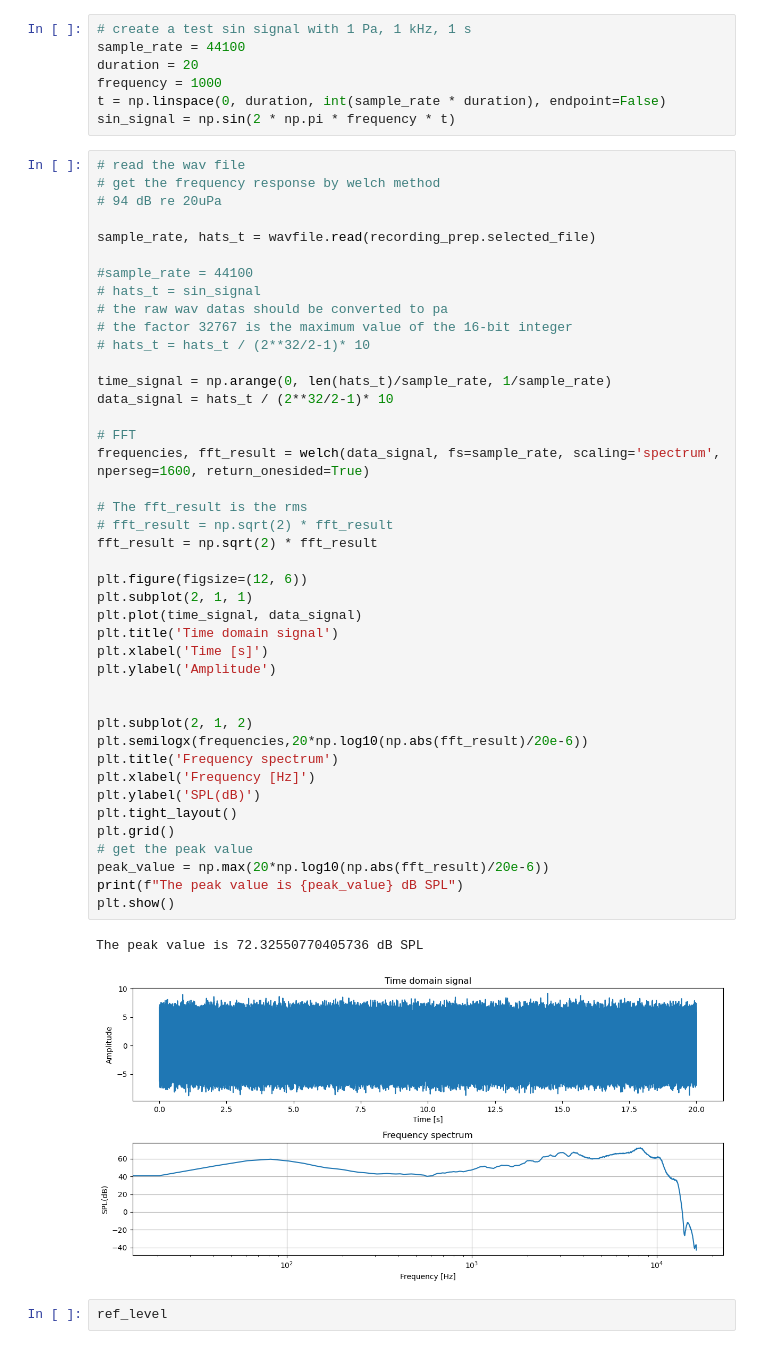
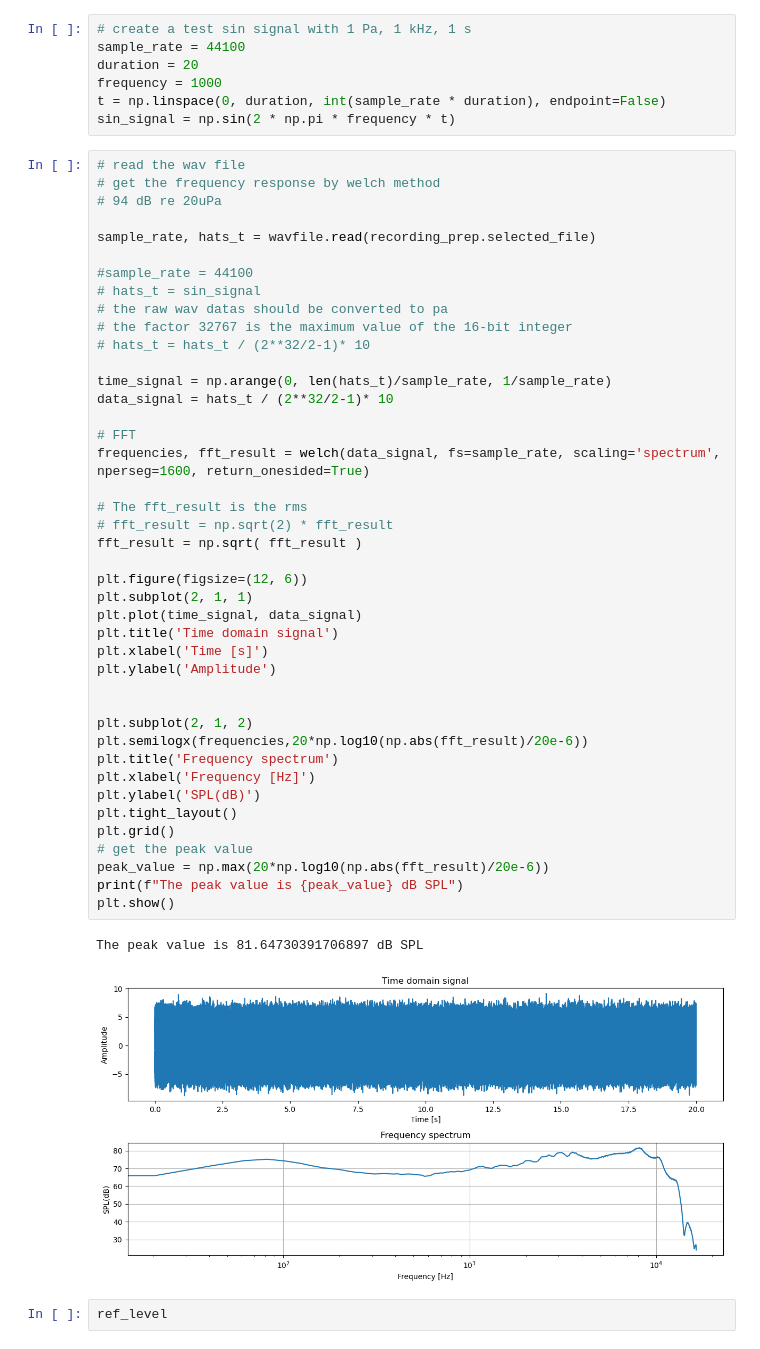
Before and after one commit to 1ieng2en/3d_beamforming, a Jupyter notebook: Measurement.ipynb, the cells around one changed output. Saved outputs shown, nothing was run; the diff lists cells and outputs as text.

```diff
--- a/Measurement.ipynb
+++ b/Measurement.ipynb
@@ -184,36 +184,36 @@ sample_rate, hats_t = wavfile.read(recording_prep.selected_file)
 
 time_signal = np.arange(0, len(hats_t)/sample_rate, 1/sample_rate)
 data_signal = hats_t / (2**32/2-1)* 10
 
 # FFT
 frequencies, fft_result = welch(data_signal, fs=sample_rate, scaling='spectrum', nperseg=1600, return_onesided=True)
 
 # The fft_result is the rms
 # fft_result = np.sqrt(2) * fft_result
-fft_result = np.sqrt(2) * fft_result
+fft_result = np.sqrt( fft_result )
 
 plt.figure(figsize=(12, 6))
 plt.subplot(2, 1, 1)
 plt.plot(time_signal, data_signal)
 plt.title('Time domain signal')
 plt.xlabel('Time [s]')
 plt.ylabel('Amplitude')
 
 
 plt.subplot(2, 1, 2)
 plt.semilogx(frequencies,20*np.log10(np.abs(fft_result)/20e-6))
 plt.title('Frequency spectrum')
 plt.xlabel('Frequency [Hz]')
 plt.ylabel('SPL(dB)')
 plt.tight_layout()
 plt.grid()
 # get the peak value
 peak_value = np.max(20*np.log10(np.abs(fft_result)/20e-6))
 print(f"The peak value is {peak_value} dB SPL")
 plt.show()
 # %% [output]
-The peak value is 72.32550770405736 dB SPL
+The peak value is 81.64730391706897 dB SPL
-[figure, old version]
+[figure, new version]
 # %%
 ref_level
 # %% [output]
```
Also changed, not shown: parts of 3 cells of this notebook.
